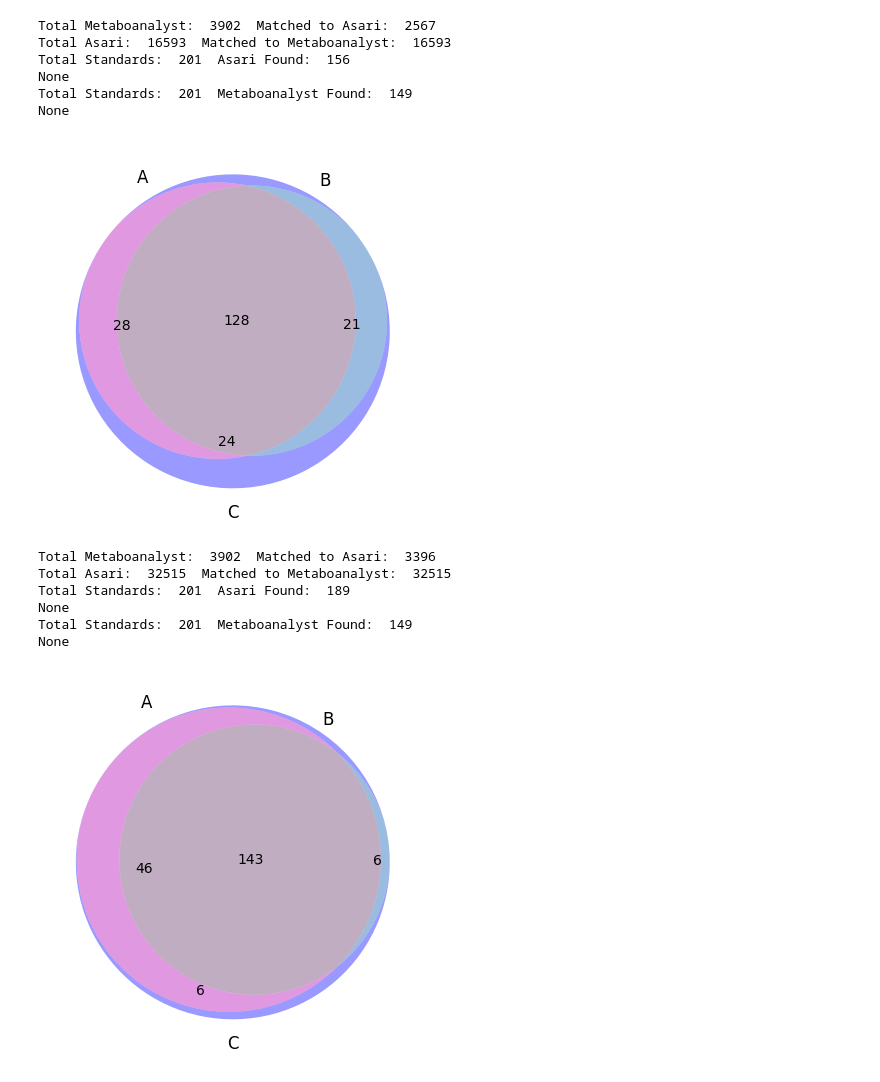
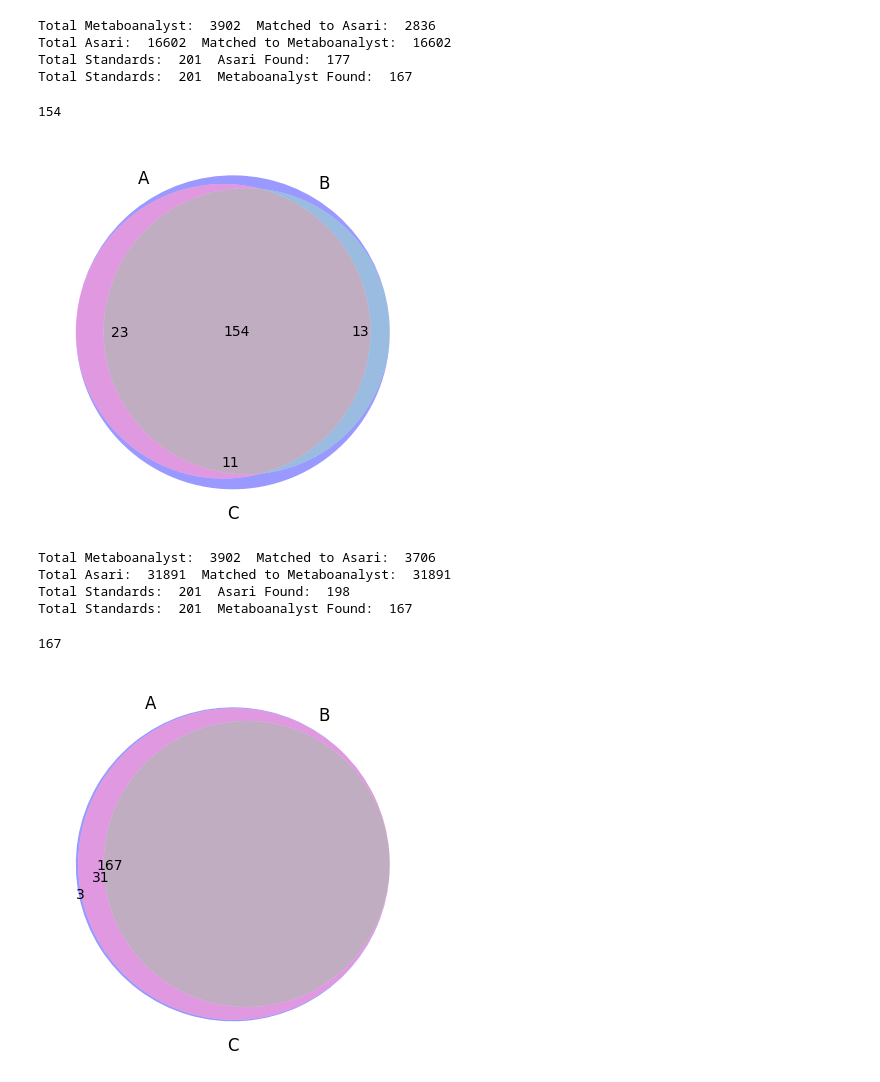
Before and after one commit to shuzhao-li-lab/PythonCentricPipelineForMetabolomics, a Jupyter notebook: notebooks/manuscript/figures/Figure 5/compare_pcpfm_metaboanalystR.ipynb, the cells around one changed output. Saved outputs shown, nothing was run; the diff lists cells and outputs as text; code cells hidden in the pictures.

Commit message:
update notebook for fixing subset issue

```diff
--- a/notebooks/manuscript/figures/Figure 5/compare_pcpfm_metaboanalystR.ipynb
+++ b/notebooks/manuscript/figures/Figure 5/compare_pcpfm_metaboanalystR.ipynb
@@ -6,7 +6,7 @@ def asari_to_trees(ft, mz_err=5, rtime=5):
     mz_tree, rt_tree = IntervalTree(), IntervalTree()
     for id, mz, rtime in zip(ft['id_number'], ft['mz'], ft['rtime']):
         mz_tree.addi(mz - (mz/1e6 * mz_err), mz + (mz/1e6 * mz_err), id)
-        rt_tree.addi(rtime-10, rtime+10, id)
+        rt_tree.addi(rtime-rtime, rtime+rtime, id)
     return mz_tree, rt_tree
 
 def metaboanalyst_to_trees(r_ft, mz_err=5, rtime=5):
@@ -14,7 +14,7 @@ def metaboanalyst_to_trees(r_ft, mz_err=5, rtime=5):
     for feature in r_ft['Sample'][1:]:
         mz, rtime = [float(x) for x in feature.split('__')]
         mz_tree.addi(mz - (mz/1e6 * mz_err), mz + (mz/1e6 * mz_err), feature)
-        rt_tree.addi(rtime-10, rtime+10, feature)
+        rt_tree.addi(rtime-rtime, rtime+rtime, feature)
     return mz_tree, rt_tree
 
 def compare_R_to_asari(r_ft, asari_mz_tree, asari_rt_tree):
@@ -64,8 +64,8 @@ def search_trees(reference_db, mz_tree, rt_tree):
     return len(matches), matched, set([x for x, v in matches.items() if v])
 # %%
 checkmate_annots = pd.read_excel("./CheckMate_annots.xlsx")
-checkmate_orbi_asari = pd.read_csv("/Users/mitchjo/pcpfm/Analyses/checkmate_orbi/asari_asari_project_25194923/preferred_Feature_table.tsv", sep="\t")
-checkmate_orbi_metaboanalyst = pd.read_csv("/Users/mitchjo/Documents/pcpfm_submission/supplemental/ForMcGill/MetaboAnalystr_results/Checkmate_Orbi_results.csv")
+checkmate_orbi_asari = pd.read_csv("/Users/mitchjo/Analyses/checkmate_orbi/asari_asari_project_22311357/preferred_Feature_table.tsv", sep="\t")
+checkmate_orbi_metaboanalyst = pd.read_csv("./Checkmate_Orbi_results.csv")
 asari_mz_tree, asari_rt_tree = asari_to_trees(checkmate_orbi_asari)
 r_mz_tree, r_rt_tree = metaboanalyst_to_trees(checkmate_orbi_metaboanalyst)
 total, matched = compare_R_to_asari(checkmate_orbi_metaboanalyst, asari_mz_tree, asari_rt_tree)
@@ -76,15 +76,17 @@ a_total, asari_found, asari_found_set = search_trees(checkmate_annots, asari_mz_
 r_total, r_found, r_found_set = search_trees(checkmate_annots, r_mz_tree, r_rt_tree)
 all_standards = checkmate_annots["Metabolite"]
 
-print(print("Total Standards: ", a_total, " Asari Found: ", asari_found))
-print(print("Total Standards: ", r_total, " Metaboanalyst Found: ", r_found))
+print("Total Standards: ", a_total, " Asari Found: ", asari_found)
+print("Total Standards: ", r_total, " Metaboanalyst Found: ", r_found)
 # %% [output]
-Total Metaboanalyst:  3902  Matched to Asari:  2567
-Total Asari:  16593  Matched to Metaboanalyst:  16593
-Total Standards:  201  Asari Found:  156
-None
-Total Standards:  201  Metaboanalyst Found:  149
-None
+Total Metaboanalyst:  3902  Matched to Asari:  2836
+Total Asari:  16602  Matched to Metaboanalyst:  16602
+Total Standards:  201  Asari Found:  177
+Total Standards:  201  Metaboanalyst Found:  167
+# %%
+print(len(r_found_set.intersection(asari_found_set)))
+# %% [output]
+154
 # %%
 import matplotlib.pyplot as plt
 
@@ -104,47 +106,49 @@ venn3([len(A.difference(B.union(C))),
       len(A.intersection(B).intersection(C))])
 plt.show()
 # %% [output]
-[figure, old version]
+[figure, new version]
 # %%
-checkmate_annots = pd.read_excel("/Users/mitchjo/Projects/PythonCentricPipelineForMetabolomics/examples/manuscript_notebooks/pcpfm_vs_metaboanalystR/CheckMate_annots.xlsx")
-checkmate_orbi_asari = pd.read_csv("/Users/mitchjo/pcpfm/Analyses/checkmate_orbi/asari_asari_project_25194923/export/full_Feature_table.tsv", sep="\t")
-checkmate_orbi_metaboanalyst = pd.read_csv("/Users/mitchjo/Documents/pcpfm_submission/supplemental/ForMcGill/MetaboAnalystr_results/Checkmate_Orbi_results.csv")
-asari_mz_tree, asari_rt_tree = asari_to_trees(checkmate_orbi_asari)
+checkmate_annots = pd.read_excel("./CheckMate_annots.xlsx")
+checkmate_orbi_asari = pd.read_csv("/Users/mitchjo/Analyses/checkmate_orbi/asari_asari_project_22311357/export/full_Feature_table.tsv", sep="\t")
+checkmate_orbi_metaboanalyst = pd.read_csv("./Checkmate_Orbi_results.csv")
+asari_mz_tree_full, asari_rt_tree_full = asari_to_trees(checkmate_orbi_asari)
 r_mz_tree, r_rt_tree = metaboanalyst_to_trees(checkmate_orbi_metaboanalyst)
-total, matched = compare_R_to_asari(checkmate_orbi_metaboanalyst, asari_mz_tree, asari_rt_tree)
+total, matched = compare_R_to_asari(checkmate_orbi_metaboanalyst, asari_mz_tree_full, asari_rt_tree_full)
 print("Total Metaboanalyst: ", total, " Matched to Asari: ", matched)
-total, matched = compare_asari_to_R(checkmate_orbi_asari, asari_mz_tree, asari_rt_tree)
+total, matched = compare_asari_to_R(checkmate_orbi_asari, asari_mz_tree_full, asari_rt_tree_full)
 print("Total Asari: ", total, " Matched to Metaboanalyst: ", matched)
-a_total, asari_found, asari_found_set = search_trees(checkmate_annots, asari_mz_tree, asari_rt_tree)
+a_total_full, asari_found_full, asari_found_set_full = search_trees(checkmate_annots, asari_mz_tree, asari_rt_tree)
 r_total, r_found, r_found_set = search_trees(checkmate_annots, r_mz_tree, r_rt_tree)
 all_standards = checkmate_annots["Metabolite"]
 
-print(print("Total Standards: ", a_total, " Asari Found: ", asari_found))
-print(print("Total Standards: ", r_total, " Metaboanalyst Found: ", r_found))
+print("Total Standards: ", a_total_full, " Asari Found: ", asari_found_full)
+print("Total Standards: ", r_total, " Metaboanalyst Found: ", r_found)
 # %% [output]
-Total Metaboanalyst:  3902  Matched to Asari:  3396
-Total Asari:  32515  Matched to Metaboanalyst:  32515
-Total Standards:  201  Asari Found:  189
-None
-Total Standards:  201  Metaboanalyst Found:  149
-None
+Total Metaboanalyst:  3902  Matched to Asari:  3706
+Total Asari:  31891  Matched to Metaboanalyst:  31891
+Total Standards:  201  Asari Found:  198
+Total Standards:  201  Metaboanalyst Found:  167
+# %%
+print(len(r_found_set.intersection(asari_found_set_full)))
+# %% [output]
+167
 # %%
 import matplotlib.pyplot as plt
 
 
 
-A = asari_found_set
+A = asari_found_set_full
 B = r_found_set
 C = set([x for x in all_standards])
 
 from matplotlib_venn import venn3
 venn3([len(A.difference(B.union(C))),
       len(B.difference(A.union(C))),
       len(A.intersection(B).difference(C)),
       len(C.difference(A.union(B))),
       len(A.intersection(C).difference(B)),
       len(B.intersection(C).difference(A)),
       len(A.intersection(B).intersection(C))])
 plt.show()
 # %% [output]
-[figure, old version]
+[figure, new version]
```
Also changed, not shown: 1 other file.
